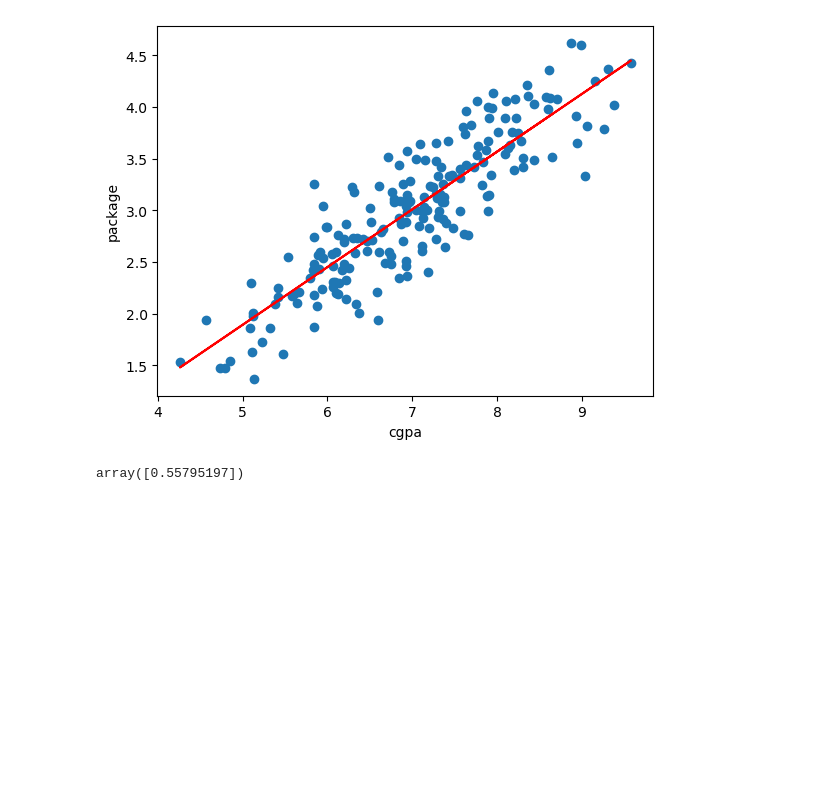
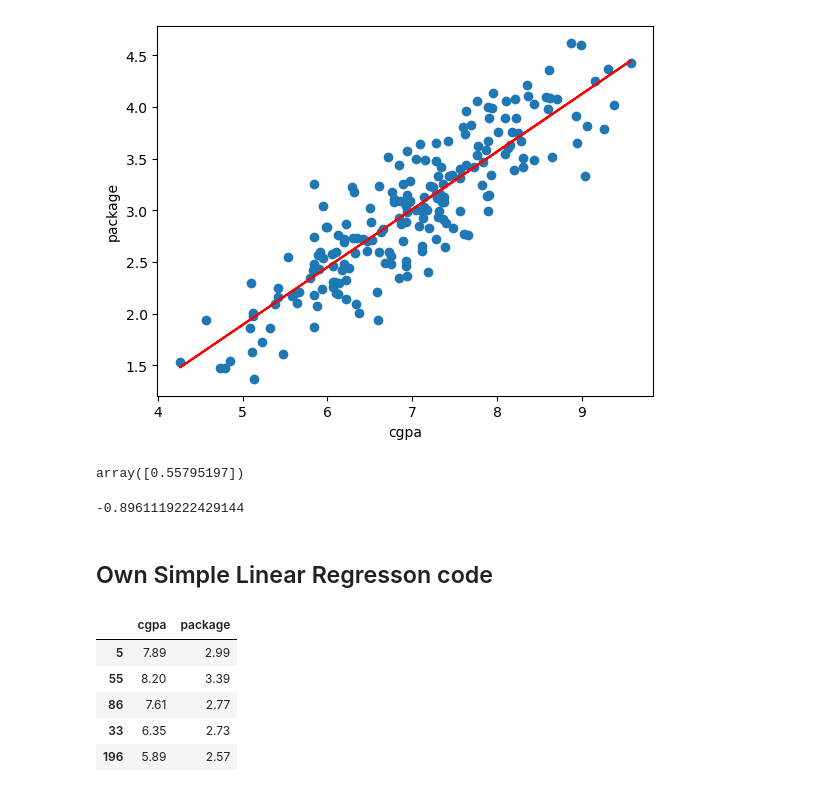
Before and after one commit to umar-khayam/Data-Science, a Jupyter notebook: Learning/ML/Algorithms/Linear Regression/Linear Regression.ipynb, the cells around one changed output. Cells and saved outputs as stored; diff of their text form; code cells hidden in the pictures; blank space fills up the shorter version.

```diff
--- a/Learning/ML/Algorithms/Linear Regression/Linear Regression.ipynb
+++ b/Learning/ML/Algorithms/Linear Regression/Linear Regression.ipynb
@@ -53,3 +56,8 @@ array([0.55795197])
 # %%
 #Intercept
 b=lr.intercept_
+b
+# %% [output]
+-0.8961119222429144
+# %% [markdown]
+## Own Simple Linear Regresson code
@@ -55,0 +90,10 @@ b=lr.intercept_
+# %%
+df=pd.read_csv('placement.csv')
+df.sample(5)
+# %% [output]
+|  | cgpa | package |
+| 5 | 7.89 | 2.99 |
+| 55 | 8.20 | 3.39 |
+| 86 | 7.61 | 2.77 |
+| 33 | 6.35 | 2.73 |
+| 196 | 5.89 | 2.57 |
```
Also changed, not shown: parts of 48 cells of this notebook, 1 other file.
